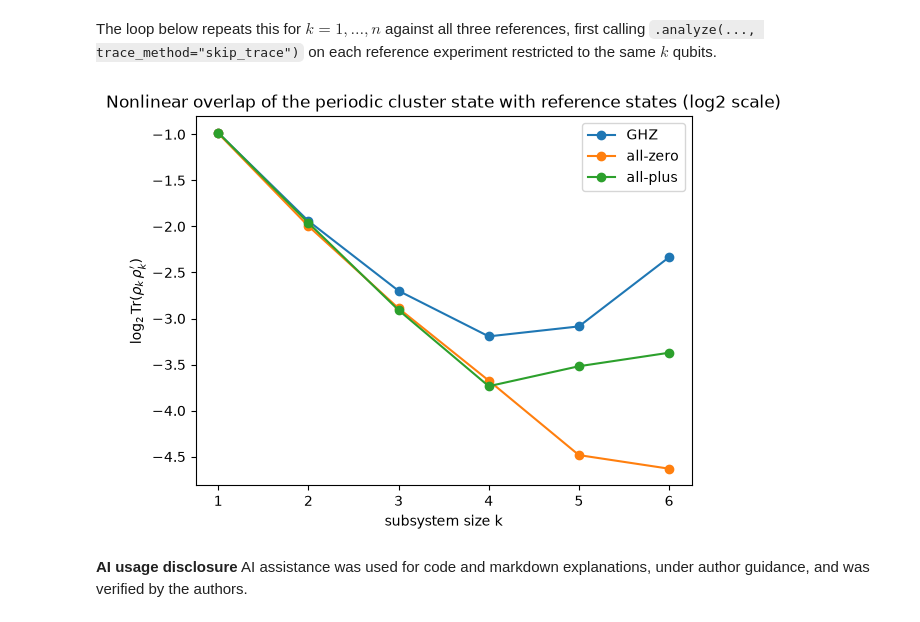
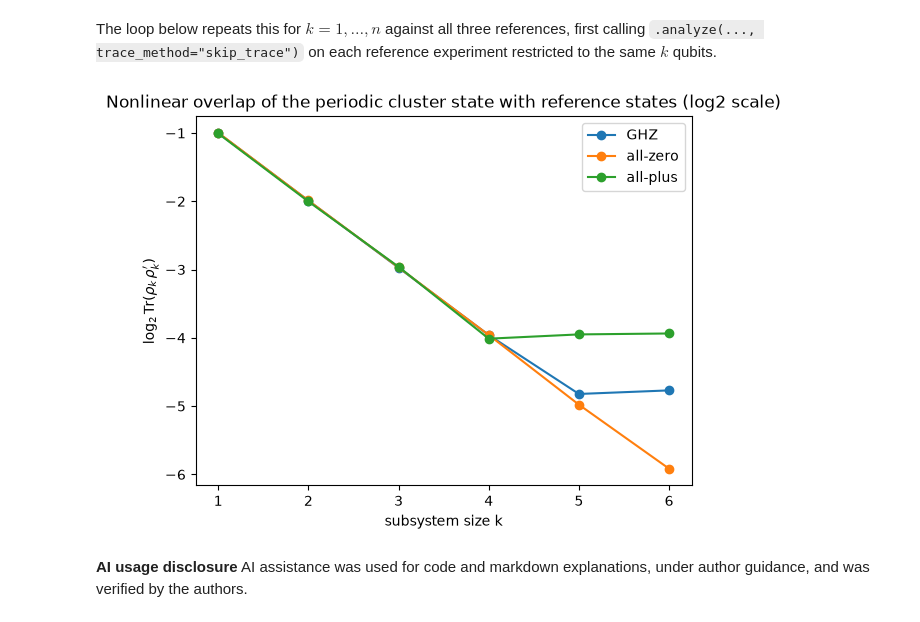
Before and after one commit to qurrium/classical-shadow-examples, a Jupyter notebook: ex1-cluster-state.ipynb, the cells around one changed output. Drawn from its saved outputs; the diff is of its cells as text; code cells hidden in the pictures.

```diff
--- a/ex1-cluster-state.ipynb
+++ b/ex1-cluster-state.ipynb
@@ -79,7 +79,7 @@ even_basis = make_evenly_basis(num_qubits=n, duplication=1)
 The default backend is `AerSimulator` imported from `qiskit_aer`. To change the backend, one can use the argument `backend`.
 # %%
 from qiskit_ibm_runtime.fake_provider import FakeBerlin
-SHOTS=100
+SHOTS=500
 backend=FakeBerlin()
 cluster_exp = experiment_shadow.measure(
     cluster,
@@ -87,7 +87,7 @@ cluster_exp = experiment_shadow.measure(
     shots=SHOTS,
     tags=('cluster',),
     run_args={'seed_simulator': 42},
-    #backend=AerSimulator.from_backend(backend)
+    backend=AerSimulator.from_backend(backend)
     #Uncomment the line above if one wants to use noisy backend simulator
 )
 # %% [markdown]
@@ -210,7 +210,7 @@ cluster_p_exp = experiment_shadow.measure(
     random_basis=even_basis,
     shots=SHOTS,
     tags=('cluster_p',),
-    run_args={'seed_simulator': 42}
+    run_args={'seed_simulator': 41}
 )
 # %% [markdown]
 `compute_trace_linear` wraps `ref_analytical_density_matrix` and returns $\mathrm{Tr}(\rho_k\,\sigma_k)$ for a given reference `kind`. In the loop below, for each subsystem size $k=1,\dots,n$ we take the shadow-estimated reduced density matrix of the periodic cluster state on qubits $[0, k)$ (`mean_of_rho`, via `trace_method="skip_trace"` since purity/entropy aren't needed here) and compute its overlap with all three analytic references.
@@ -263,9 +263,10 @@ Each measurement is performed with the **same** `Pauli measurement setting` as t
 ghz = GHZ(n)
 plus = TrivialParamagnet(n)
 zero = QuantumCircuit(n)
-ghzexp = experiment_shadow.measure(ghz, random_basis=even_basis, shots=SHOTS, tags=('ghz',),run_args={'seed_simulator': 42})
-plusexp = experiment_shadow.measure(plus, random_basis=even_basis, shots=SHOTS, tags=('para',),run_args={'seed_simulator': 42})
-zeroexp = experiment_shadow.measure(zero,random_basis=even_basis, shots=SHOTS, tags=('init',),run_args={'seed_simulator': 42})
+SHOTS=3000
+ghzexp = experiment_shadow.measure(ghz, random_basis=even_basis, shots=SHOTS, tags=('ghz',),run_args={'seed_simulator': 41})
+plusexp = experiment_shadow.measure(plus, random_basis=even_basis, shots=SHOTS, tags=('para',),run_args={'seed_simulator': 41})
+zeroexp = experiment_shadow.measure(zero,random_basis=even_basis, shots=SHOTS, tags=('init',),run_args={'seed_simulator': 41})
 # %% [markdown]
 With `use_projecter=True`, `analyze()` computes per-snapshot projector matrices and stores them in `average_snapshots_rho_list`. The reference experiments (without `use_projecter`) store the per-snapshot shadow density matrices the same way. `calculate_overlap(match, projecter)` then reads both lists and computes the average of `Tr(projector_c[i] · rho_m[i])` over all snapshots.
 # %%
@@ -308,16 +309,16 @@ for k in range(1, n + 1):
     nloverlap_ghz.append(calculate_overlap(ghz_est, cluster_est))
 # %%
 ks = list(range(1, n + 1))
-plt.plot(ks, np.log2(nloverlap_ghz), marker='o', label='GHZ')
-plt.plot(ks, np.log2(nloverlap_zero), marker='o', label='all-zero')
-plt.plot(ks, np.log2(nloverlap_plus), marker='o', label='all-plus')
+plt.plot(ks, np.log2(nloverlap_ghz).real, marker='o', label='GHZ')
+plt.plot(ks, np.log2(nloverlap_zero).real, marker='o', label='all-zero')
+plt.plot(ks, np.log2(nloverlap_plus).real, marker='o', label='all-plus')
 plt.xlabel('subsystem size k')
 plt.ylabel(r'$\log_2 \mathrm{Tr}(\rho_k\,\rho^{\prime}_k)$')
 plt.title('Nonlinear overlap of the periodic cluster state with reference states (log2 scale)')
 plt.legend()
 plt.show()
 # %% [output]
-[figure, old version]
+[figure, new version]
 # %% [markdown]
 **AI usage disclosure**
 AI assistance was used for code and markdown explanations, under author guidance, and was verified by the authors.
```
Also changed, not shown: parts of 6 cells of this notebook, 2 other files.
